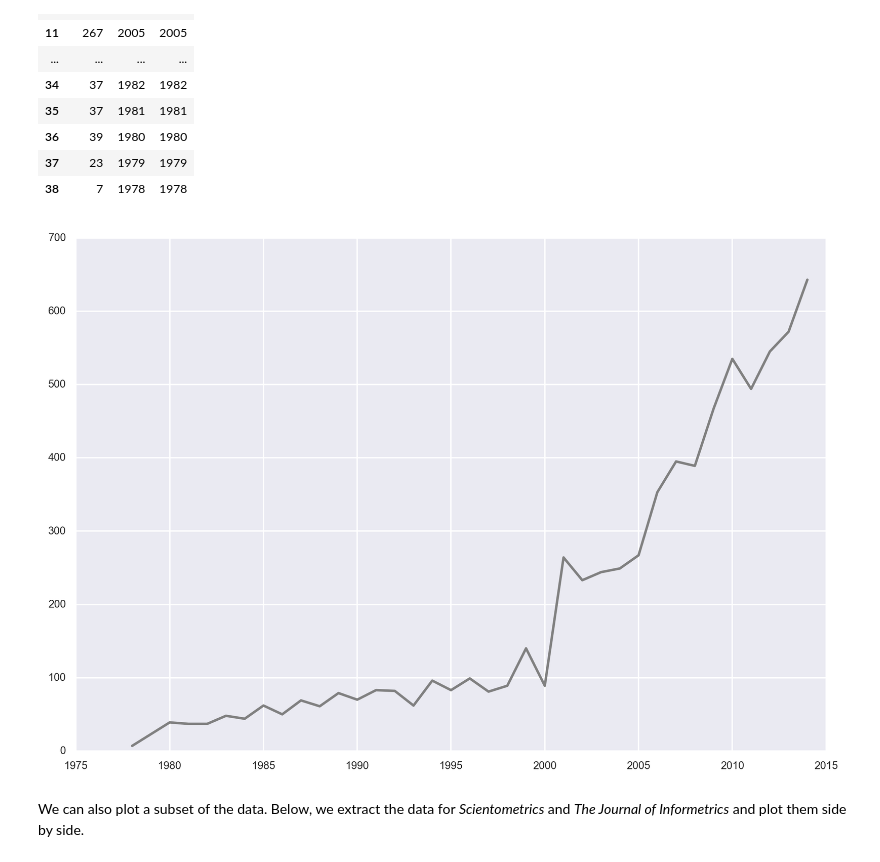
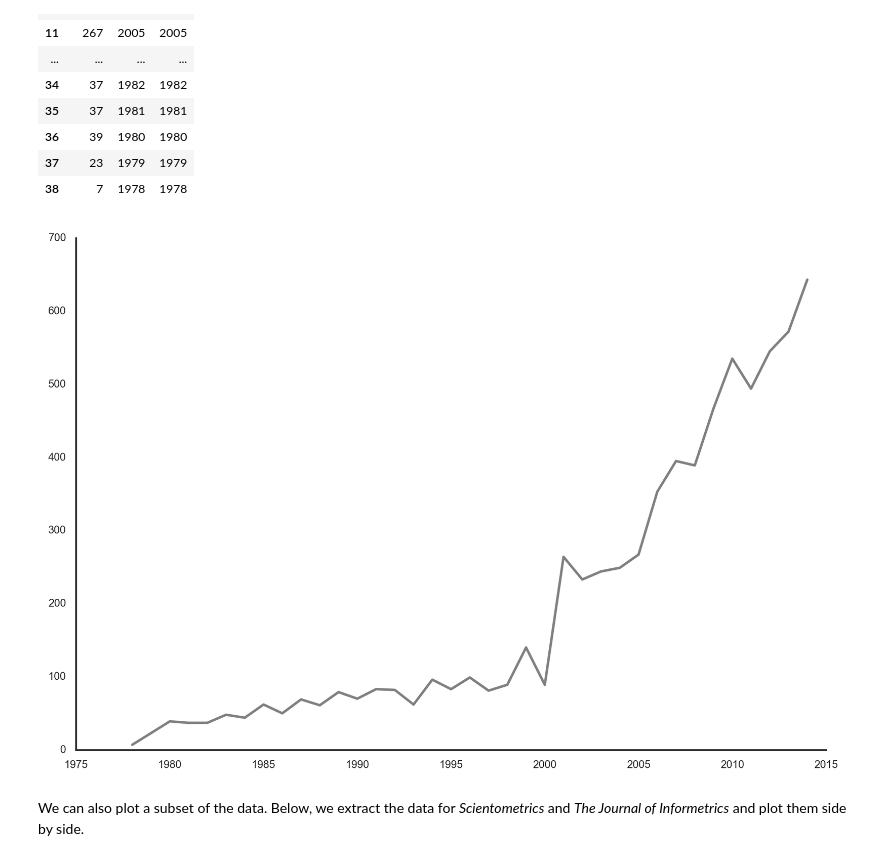
Before and after one commit to mclevey/metaknowledge_article_supplement, a Jupyter notebook: 1_record_collections.ipynb, the cells around one changed output. Drawn from its saved outputs; the diff is of its cells as text; code cells hidden in the pictures.

```diff
--- a/1_record_collections.ipynb
+++ b/1_record_collections.ipynb
@@ -211,12 +205,13 @@ growth
 | 37 | 23 | 1979 | 1979 |
 | 38 | 7 | 1978 | 1978 |
 # %%
-plt.plot(growth['year'], growth['count'], color = 'gray')
-sns.despine() # improve the look of the plot
-plt.tight_layout() # decrease white space around margins
+with sns.axes_style("white"):
+    plt.plot(growth['year'], growth['count'], color = 'gray')
+    sns.despine() # improve the look of the plot
+    plt.tight_layout() # decrease white space around margins
 plt.savefig("figures/growth_chart.pdf")
 # %% [output]
-[figure, old version]
+[figure, new version]
 # %% [markdown]
 We can also plot a subset of the data. Below, we extract the data for *Scientometrics* and *The Journal of Informetrics* and plot them side by side.
 # %%
```
Also changed, not shown: parts of 7 cells of this notebook, 1 other file.
